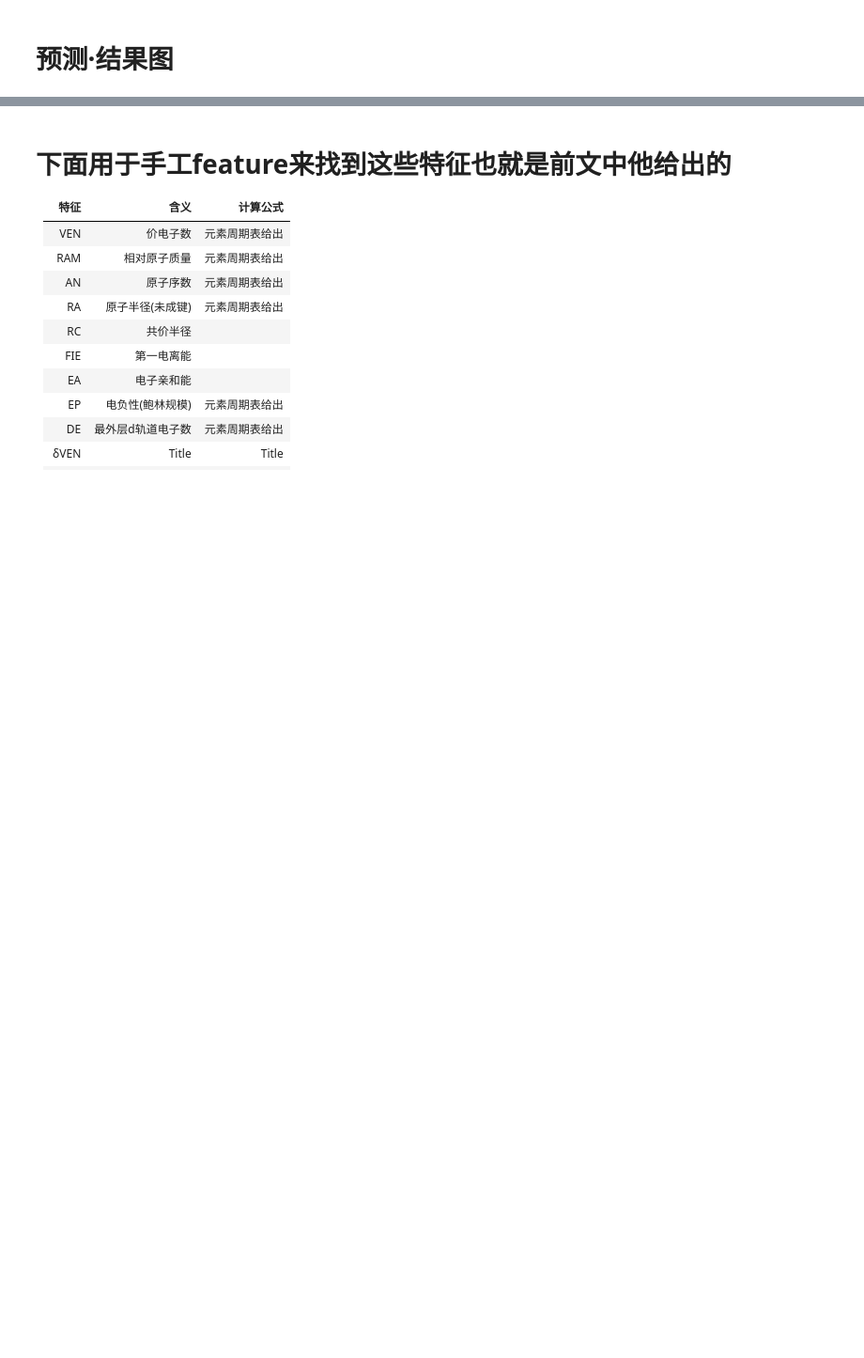
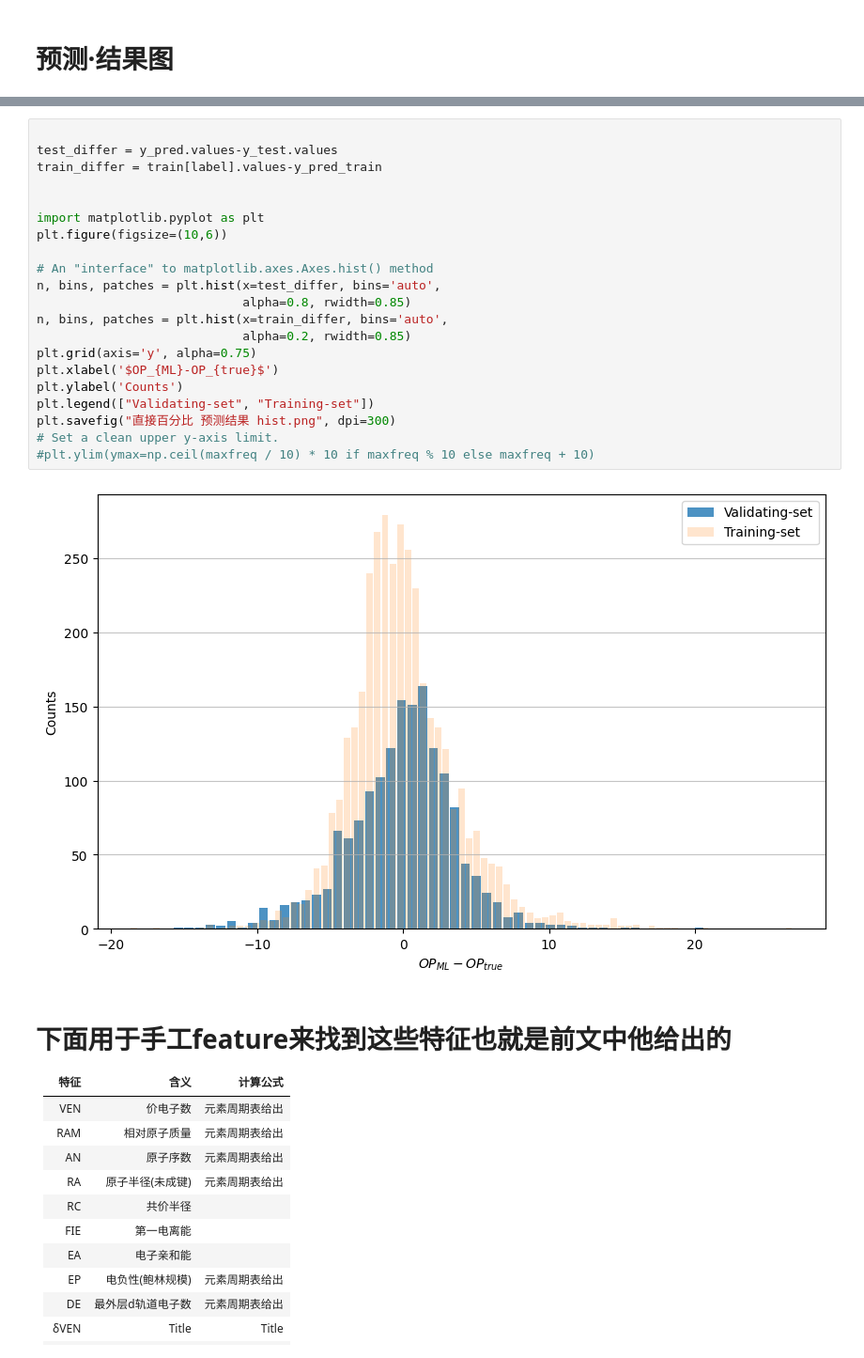
Before and after one commit to linkedlist771/MachineLearningOER, a Jupyter notebook: 程序/四元组分数据处理以及学习/机器学习.ipynb, the cells around one changed output, grey strips where cells are left out. Shown at 94% size. Cells and saved outputs as stored; diff of their text form; blank space fills up the shorter version.

```diff
--- a/程序/四元组分数据处理以及学习/机器学习.ipynb
+++ b/程序/四元组分数据处理以及学习/机器学习.ipynb
@@ -336,3 +265,26 @@ plt.savefig("预测结果.png", dpi=300)
+# %%
+
+test_differ = y_pred.values-y_test.values
+train_differ = train[label].values-y_pred_train
+
+
+import matplotlib.pyplot as plt
+plt.figure(figsize=(10,6))
+
+# An "interface" to matplotlib.axes.Axes.hist() method
+n, bins, patches = plt.hist(x=test_differ, bins='auto',
+                            alpha=0.8, rwidth=0.85)
+n, bins, patches = plt.hist(x=train_differ, bins='auto',
+                            alpha=0.2, rwidth=0.85)
+plt.grid(axis='y', alpha=0.75)
+plt.xlabel('$OP_{ML}-OP_{true}$')
+plt.ylabel('Counts')
+plt.legend(["Validating-set", "Training-set"])
+plt.savefig("直接百分比 预测结果 hist.png", dpi=300)
+# Set a clean upper y-axis limit.
+#plt.ylim(ymax=np.ceil(maxfreq / 10) * 10 if maxfreq % 10 else maxfreq + 10)
+# %% [output]
+[figure, added]
 # %% [markdown]
 # 下面用于手工feature来找到这些特征也就是前文中他给出的
 
```
Also changed, not shown: parts of 44 cells of this notebook, 45 other files.
